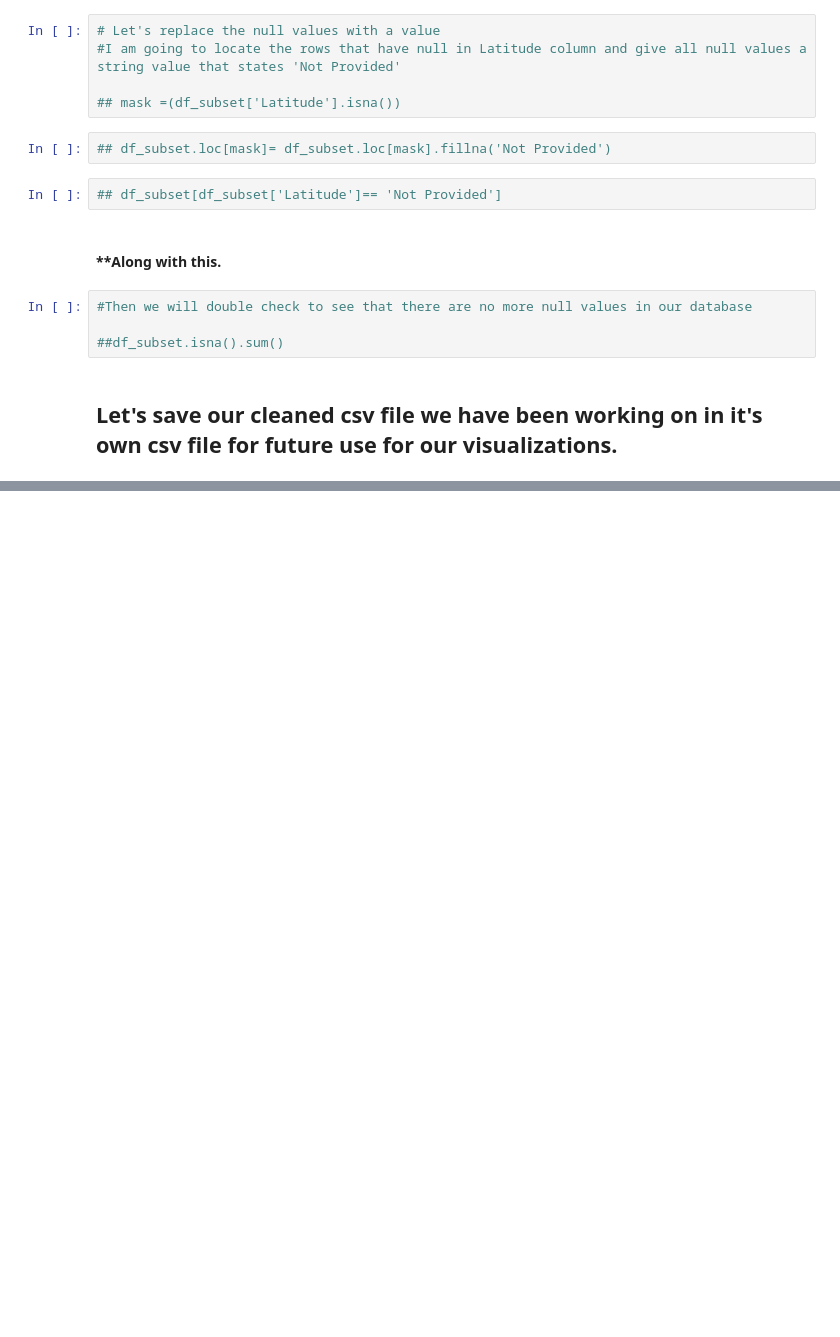
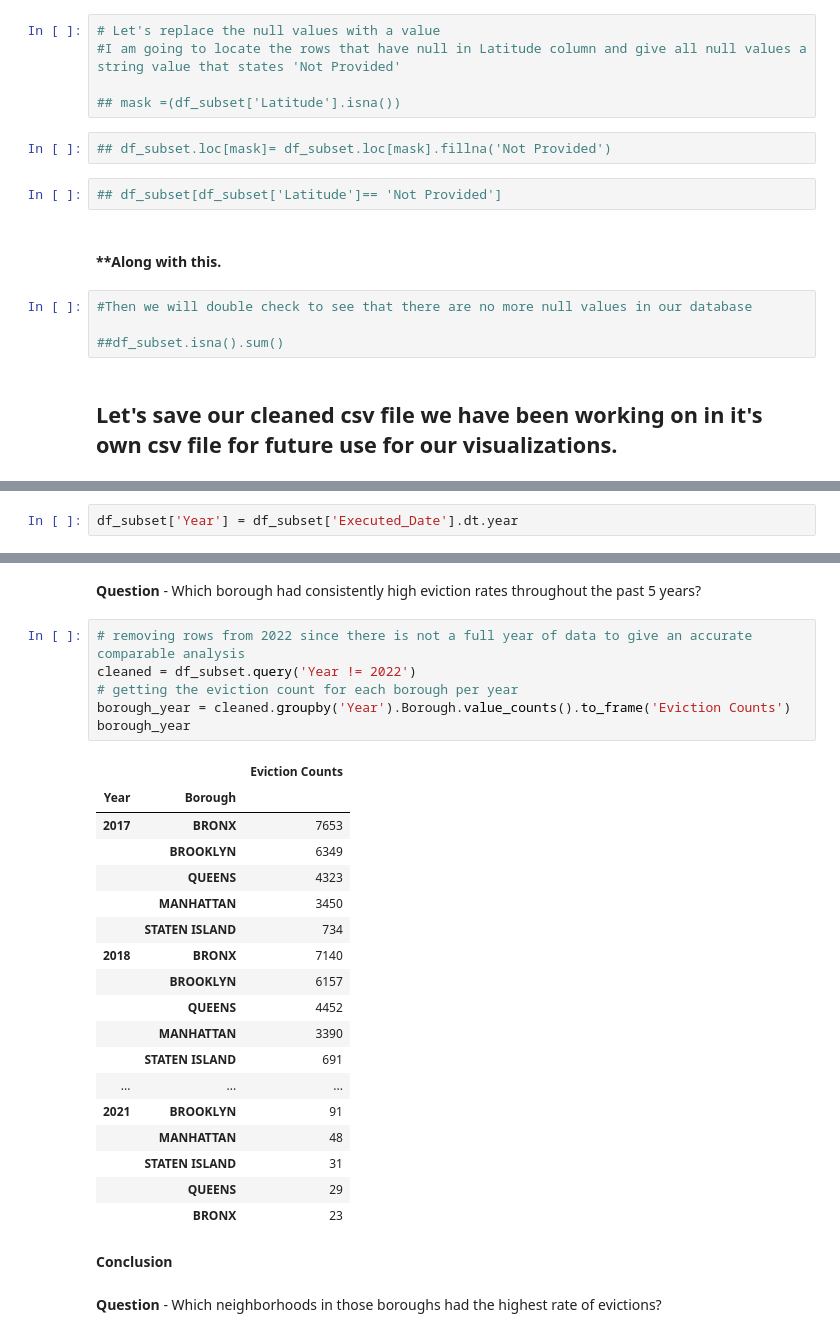
Before and after one commit to mmsouza114/Project01-Evictions, a Jupyter notebook: explore-clean-prepare.ipynb, the cells around one changed output, grey strips where cells are left out. Saved outputs shown, nothing was run; the diff lists cells and outputs as text; blank space fills up the shorter version.

```diff
--- a/explore-clean-prepare.ipynb
+++ b/explore-clean-prepare.ipynb
@@ -412,0 +452,2 @@ A non-profit from the city of New York just received a hugh grant from an anonym
+# %%
+df_subset['Year'] = df_subset['Executed_Date'].dt.year
@@ -412,0 +470,33 @@ A non-profit from the city of New York just received a hugh grant from an anonym
+# %% [markdown]
+
+**Question** - Which borough had consistently high eviction rates throughout the past 5 years?
+# %%
+# removing rows from 2022 since there is not a full year of data to give an accurate comparable analysis
+cleaned = df_subset.query('Year != 2022')
+# getting the eviction count for each borough per year
+borough_year = cleaned.groupby('Year').Borough.value_counts().to_frame('Eviction Counts')
+borough_year
+# %% [output]
+|  |  | Eviction Counts |
+| Year | Borough |  |
+| 2017 | BRONX | 7653 |
+|  | BROOKLYN | 6349 |
+|  | QUEENS | 4323 |
+|  | MANHATTAN | 3450 |
+|  | STATEN ISLAND | 734 |
+| 2018 | BRONX | 7140 |
+|  | BROOKLYN | 6157 |
+|  | QUEENS | 4452 |
+|  | MANHATTAN | 3390 |
+|  | STATEN ISLAND | 691 |
+| ... | ... | ... |
+| 2021 | BROOKLYN | 91 |
+|  | MANHATTAN | 48 |
+|  | STATEN ISLAND | 31 |
+|  | QUEENS | 29 |
+|  | BRONX | 23 |
+# %% [markdown]
+**Conclusion**
+# %% [markdown]
+
+**Question** - Which neighborhoods in those boroughs had the highest rate of evictions?
```
Also changed, not shown: parts of 16 cells of this notebook, 10 other files.
